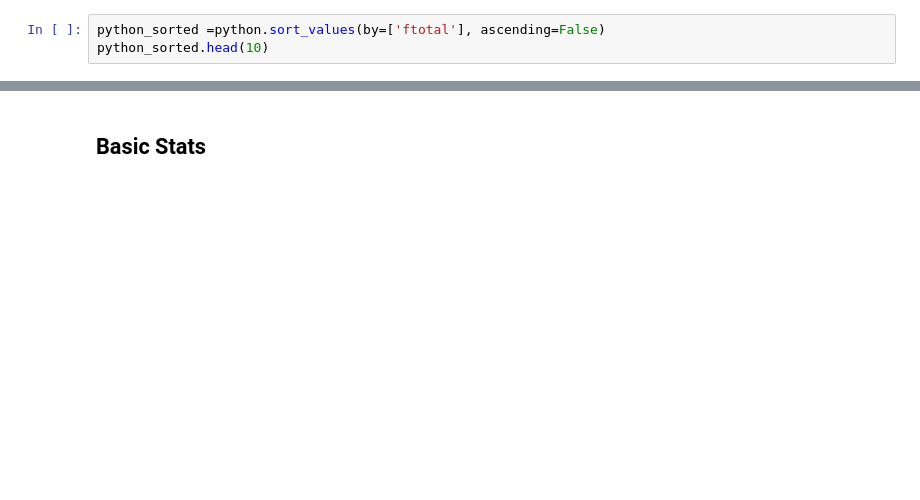
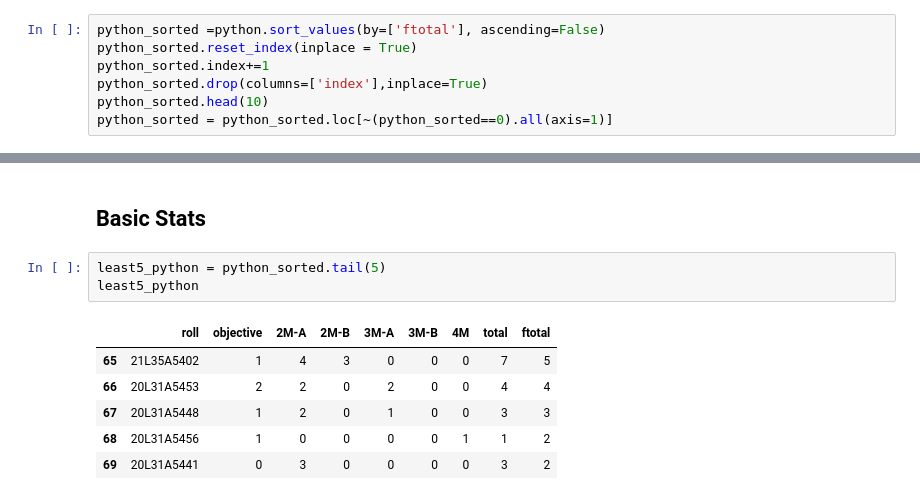
Before and after one commit to sasivatsal7122/Student-Marks-yonolesees-VIIT, a Jupyter notebook: yonolsees.ipynb, the cells around one changed output, grey strips where cells are left out. Saved outputs shown, nothing was run; the diff lists cells and outputs as text; blank space fills up the shorter version.

```diff
--- a/yonolsees.ipynb
+++ b/yonolsees.ipynb
@@ -160,4 +162,8 @@ dms.head(10)
 ## Sorting df based on ftotal
 # %%
 python_sorted =python.sort_values(by=['ftotal'], ascending=False)
+python_sorted.reset_index(inplace = True)
+python_sorted.index+=1
+python_sorted.drop(columns=['index'],inplace=True)
 python_sorted.head(10)
+python_sorted = python_sorted.loc[~(python_sorted==0).all(axis=1)]
@@ -206,3 +208,13 @@ se_sorted.head(10)
 # %% [markdown]
 ## Basic Stats
+# %%
+least5_python = python_sorted.tail(5)
+least5_python
+# %% [output]
+|  | roll | objective | 2M-A | 2M-B | 3M-A | 3M-B | 4M | total | ftotal |
+| 65 | 21L35A5402 | 1 | 4 | 3 | 0 | 0 | 0 | 7 | 5 |
+| 66 | 20L31A5453 | 2 | 2 | 0 | 2 | 0 | 0 | 4 | 4 |
+| 67 | 20L31A5448 | 1 | 2 | 0 | 1 | 0 | 0 | 3 | 3 |
+| 68 | 20L31A5456 | 1 | 0 | 0 | 0 | 0 | 1 | 1 | 2 |
+| 69 | 20L31A5441 | 0 | 3 | 0 | 0 | 0 | 0 | 3 | 2 |
 # %%
```
Also changed, not shown: parts of 8 cells of this notebook.
